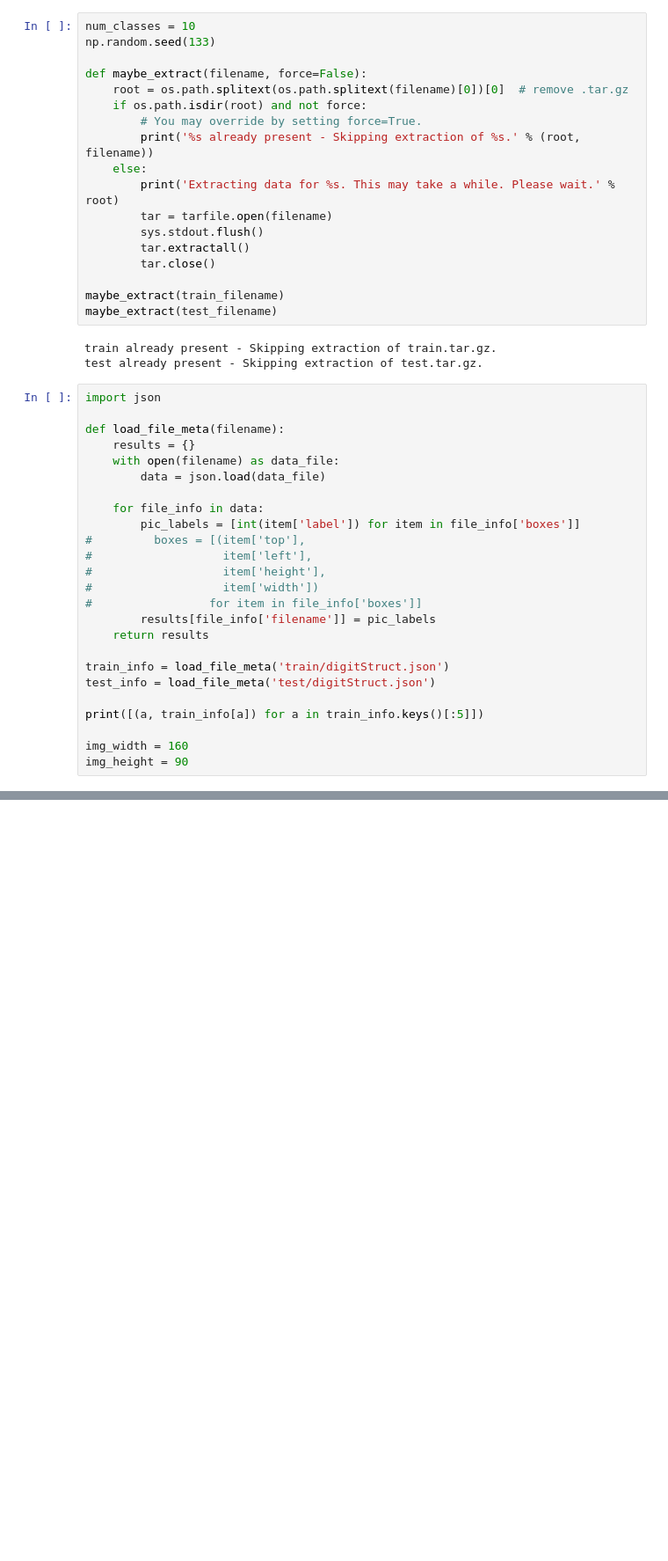
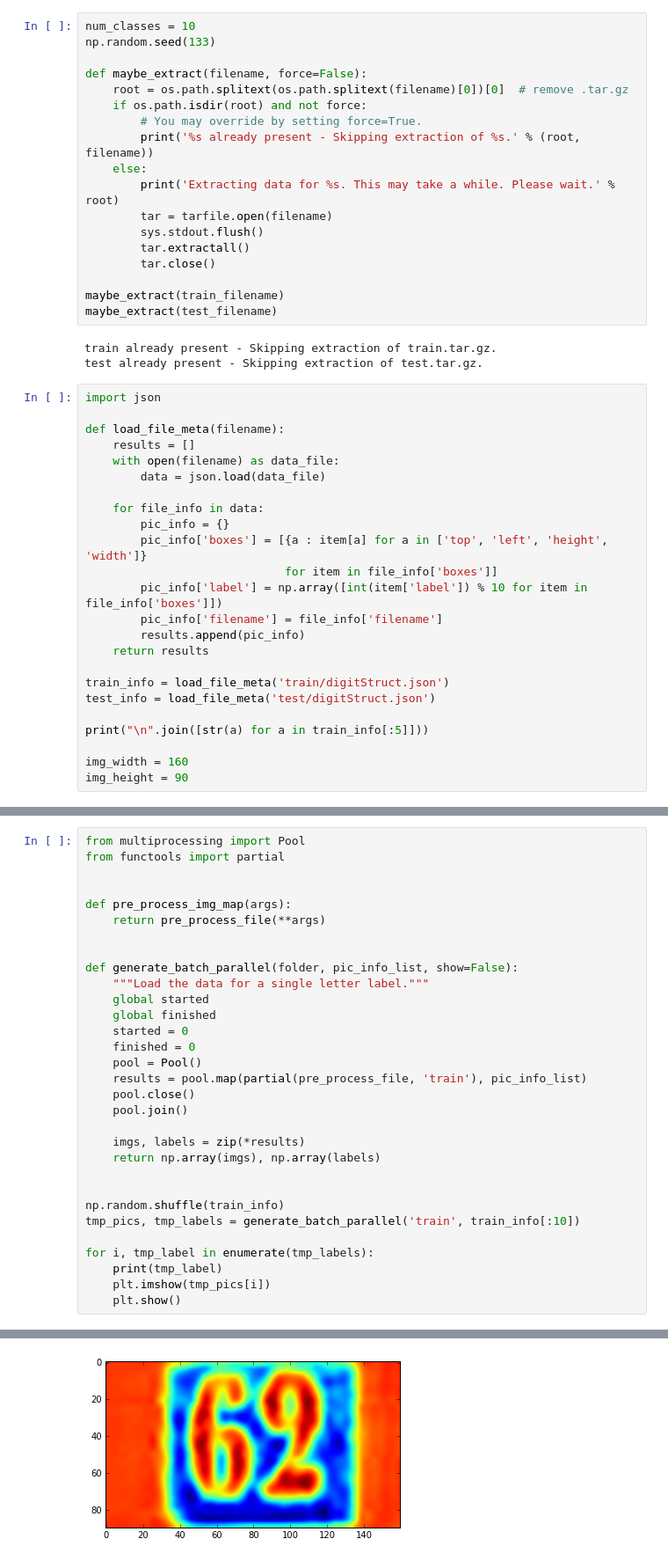
Before and after one commit to bvstillwell/udacity-mlnd-capstone, a Jupyter notebook: p5_deep/05 - SVHN.ipynb, the cells around one changed output, grey strips where cells are left out. Shown at 88% size. Saved outputs shown, nothing was run; the diff lists cells and outputs as text; blank space fills up the shorter version.

Commit message:
:volcano: Got some test results and did experimentation

```diff
--- a/p5_deep/05 - SVHN.ipynb
+++ b/p5_deep/05 - SVHN.ipynb
@@ -78,24 +83,23 @@ test already present - Skipping extraction of test.tar.gz.
 import json
 
 def load_file_meta(filename):
-    results = {}
+    results = []
     with open(filename) as data_file:
         data = json.load(data_file)
 
     for file_info in data:
-        pic_labels = [int(item['label']) for item in file_info['boxes']]
-#         boxes = [(item['top'],
-#                   item['left'],
-#                   item['height'],
-#                   item['width'])
-#                 for item in file_info['boxes']]
-        results[file_info['filename']] = pic_labels
+        pic_info = {}
+        pic_info['boxes'] = [{a : item[a] for a in ['top', 'left', 'height', 'width']}
+                             for item in file_info['boxes']]
+        pic_info['label'] = np.array([int(item['label']) % 10 for item in file_info['boxes']])
+        pic_info['filename'] = file_info['filename']
+        results.append(pic_info)
     return results
 
 train_info = load_file_meta('train/digitStruct.json')
 test_info = load_file_meta('test/digitStruct.json')
 
-print([(a, train_info[a]) for a in train_info.keys()[:5]])
+print("\n".join([str(a) for a in train_info[:5]]))
 
 img_width = 160
 img_height = 90
@@ -227,0 +201,32 @@ Test set (8695, 28, 28, 1) (8695, 11)
+# %%
+from multiprocessing import Pool
+from functools import partial
+
+
+def pre_process_img_map(args):
+    return pre_process_file(**args)
+
+
+def generate_batch_parallel(folder, pic_info_list, show=False):
+    """Load the data for a single letter label."""
+    global started
+    global finished
+    started = 0
+    finished = 0
+    pool = Pool()
+    results = pool.map(partial(pre_process_file, 'train'), pic_info_list)
+    pool.close()
+    pool.join()
+
+    imgs, labels = zip(*results)
+    return np.array(imgs), np.array(labels)
+
+
+np.random.shuffle(train_info)
+tmp_pics, tmp_labels = generate_batch_parallel('train', train_info[:10])
+
+for i, tmp_label in enumerate(tmp_labels):
+    print(tmp_label)
+    plt.imshow(tmp_pics[i])
+    plt.show()
+# %% [output]
@@ -227,0 +234 @@ Test set (8695, 28, 28, 1) (8695, 11)
+[figure, added]
```
Also changed, not shown: parts of 15 cells of this notebook, 3 other files.
